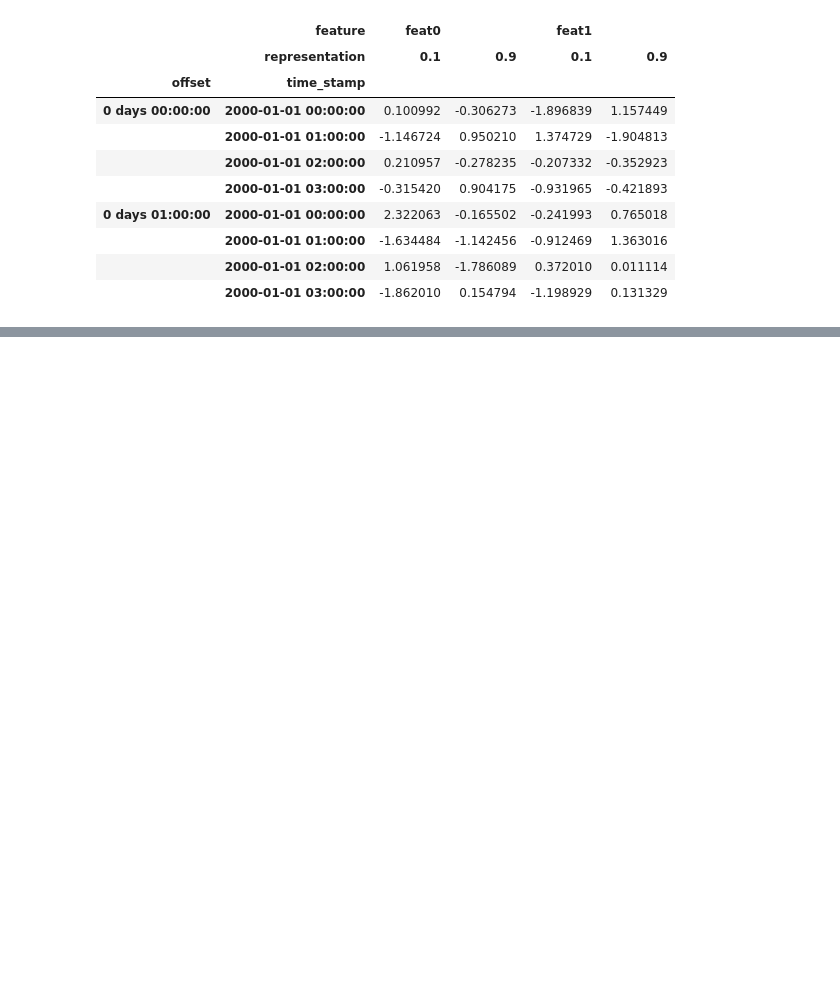
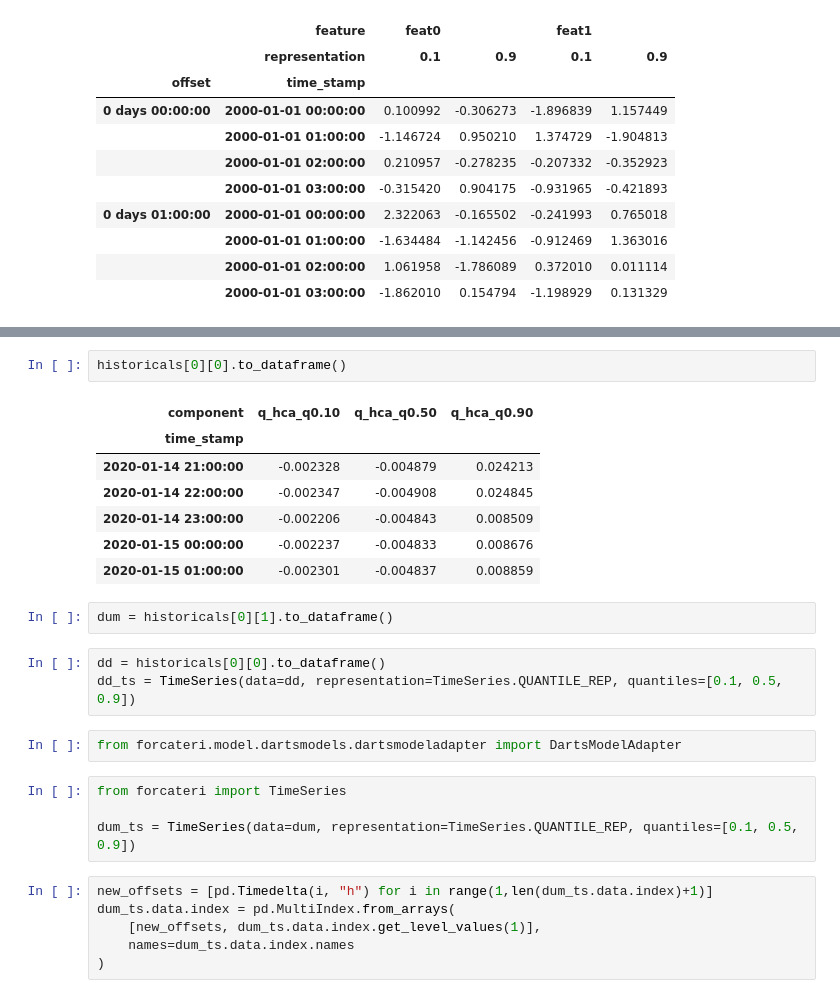
Before and after one commit to connected-intelligent-systems/forcateri, a Jupyter notebook: notebooks/ts_test.ipynb, the cells around one changed output, grey strips where cells are left out. Drawn from its saved outputs; the diff is of its cells as text; blank space fills up the shorter version.

```diff
--- a/notebooks/ts_test.ipynb
+++ b/notebooks/ts_test.ipynb
@@ -537,0 +563,27 @@ ts2.data
+# %%
+historicals[0][0].to_dataframe()
+# %% [output]
+| component | q_hca_q0.10 | q_hca_q0.50 | q_hca_q0.90 |
+| time_stamp |  |  |  |
+| 2020-01-14 21:00:00 | -0.002328 | -0.004879 | 0.024213 |
+| 2020-01-14 22:00:00 | -0.002347 | -0.004908 | 0.024845 |
+| 2020-01-14 23:00:00 | -0.002206 | -0.004843 | 0.008509 |
+| 2020-01-15 00:00:00 | -0.002237 | -0.004833 | 0.008676 |
+| 2020-01-15 01:00:00 | -0.002301 | -0.004837 | 0.008859 |
+# %%
+dum = historicals[0][1].to_dataframe()
+# %%
+dd = historicals[0][0].to_dataframe()
+dd_ts = TimeSeries(data=dd, representation=TimeSeries.QUANTILE_REP, quantiles=[0.1, 0.5, 0.9])
+# %%
+from forcateri.model.dartsmodels.dartsmodeladapter import DartsModelAdapter
+# %%
+from forcateri import TimeSeries
+
+dum_ts = TimeSeries(data=dum, representation=TimeSeries.QUANTILE_REP, quantiles=[0.1, 0.5, 0.9])
+# %%
+new_offsets = [pd.Timedelta(i, "h") for i in range(1,len(dum_ts.data.index)+1)]
+dum_ts.data.index = pd.MultiIndex.from_arrays(
+    [new_offsets, dum_ts.data.index.get_level_values(1)],
+    names=dum_ts.data.index.names
+)
```
Also changed, not shown: parts of 4 cells of this notebook, 11 other files.
